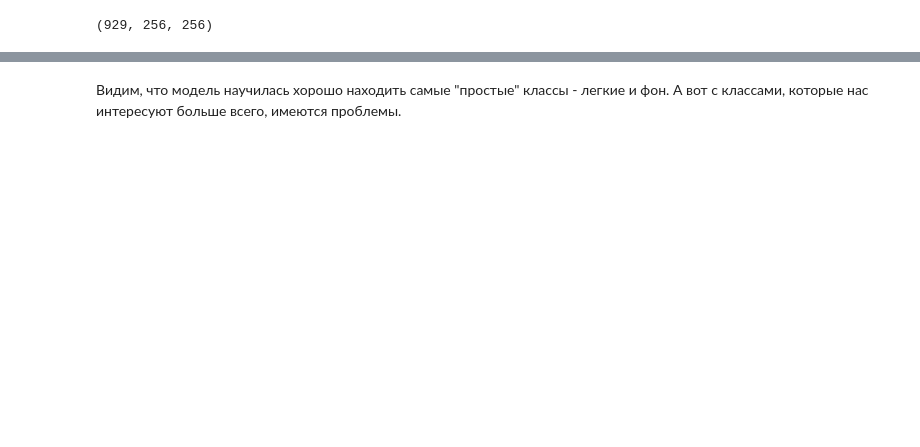
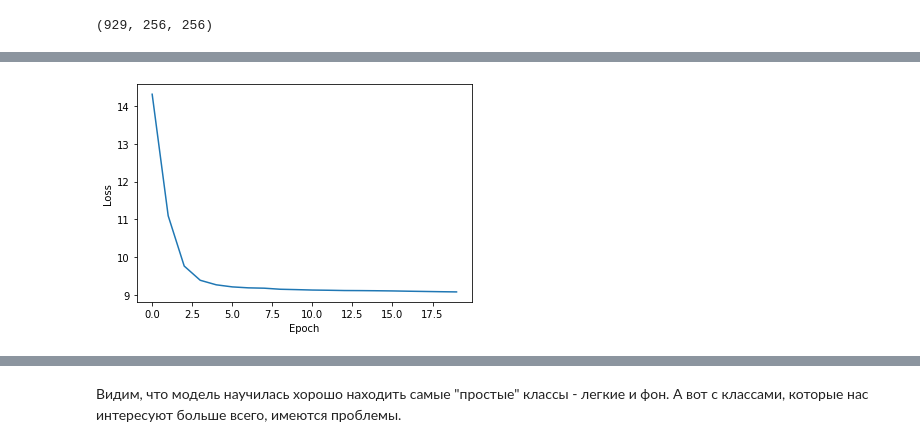
Before and after one commit to elizabethfeden/covid-tomography, a Jupyter notebook: first-network.ipynb, the cells around one changed output, grey strips where cells are left out. Saved outputs shown, nothing was run; the diff lists cells and outputs as text; code cells hidden in the pictures; blank space fills up the shorter version.

```diff
--- a/first-network.ipynb
+++ b/first-network.ipynb
@@ -260,3 +279,7 @@ Epoch 19, loss 9.079593122005463
+# %%
+helpers.plot_loss(model)
+# %% [output]
+[figure, added]
 # %%
 model.test(test, 'accuracy')
 # %% [output]
```
Also changed, not shown: parts of 34 cells of this notebook, 1 other file.
